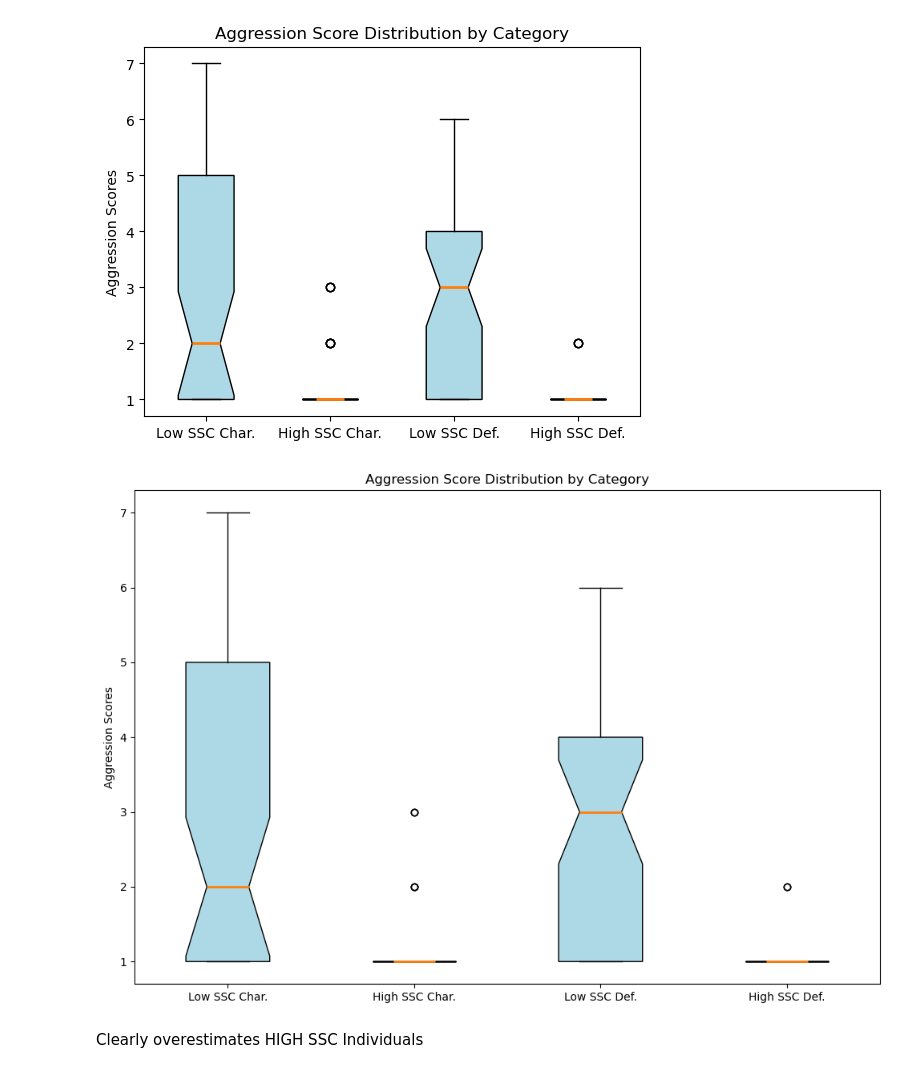
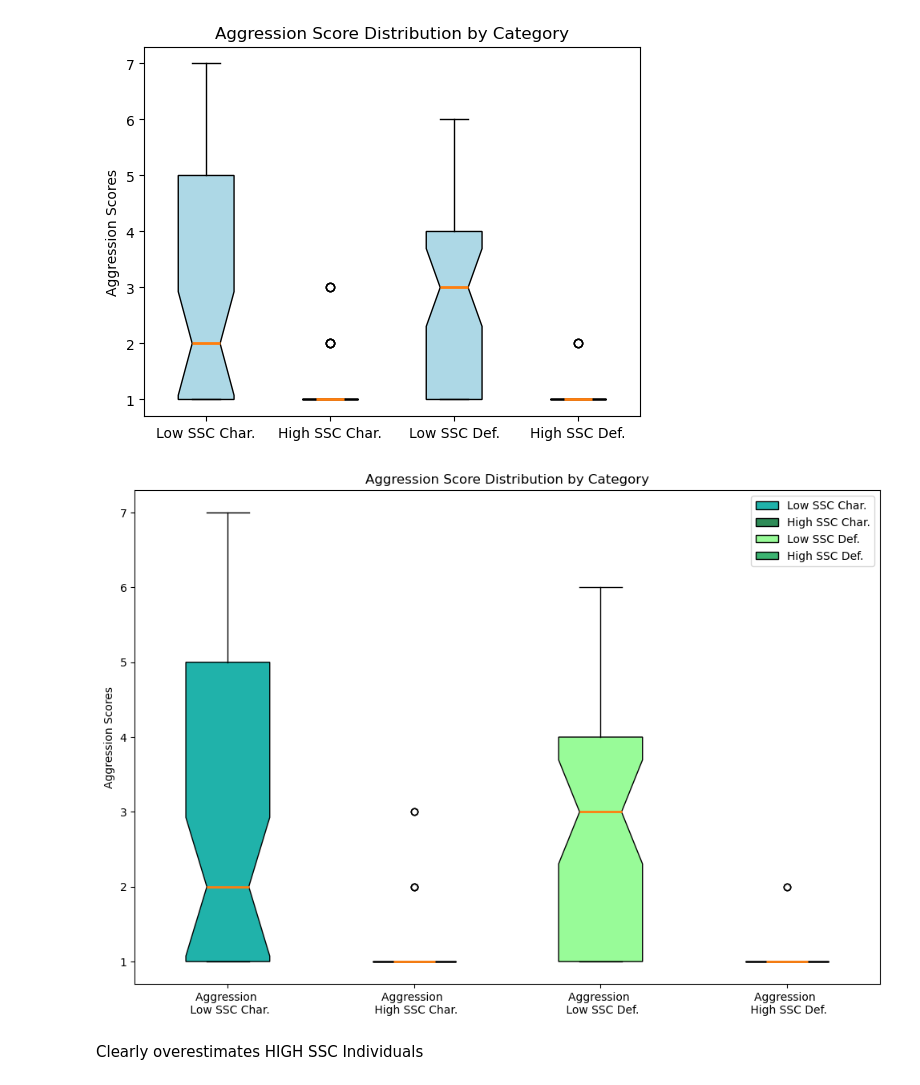
Before and after one commit to StayFN/MediaReactionSimulator, a Jupyter notebook: Stefan_AuswertungProvocation.ipynb, the cells around one changed output. Cells and saved outputs as stored; diff of their text form; code cells hidden in the pictures.

```diff
--- a/Stefan_AuswertungProvocation.ipynb
+++ b/Stefan_AuswertungProvocation.ipynb
@@ -140,31 +140,39 @@ plt.show()
 # %%
 import matplotlib.pyplot as plt
 
 # Assuming you have a DataFrame 'df' with the relevant columns
 columns_to_plot = ['low ssc characteristics', 'high ssc characteristics', 'low ssc defined', 'high ssc defined']
 
 # Prepare data for the box plot
 data_to_plot = [df[col].dropna() for col in columns_to_plot]
 
 # Creating the box plot with increased figure size
 fig, ax = plt.subplots(figsize=(12, 8))  # Set the size here (width, height)
 
 # Adding patch_artist=True option to fill with color
 bp = ax.boxplot(data_to_plot, patch_artist=True, notch=True, medianprops={'linewidth': 2})
 
 # Define your colors for the boxes
-colors = ['lightblue', 'lightgreen', 'lightblue', 'lightgreen']
-for patch, color in zip(bp['boxes'], colors):
+#colors = ['lightblue', 'lightgreen', 'lightblue', 'lightgreen']
+# Colors and labels for the legend
+colors = ['lightseagreen', 'seagreen', 'palegreen', 'mediumseagreen']
+labels = ['Low SSC Char.', 'High SSC Char.', 'Low SSC Def.', 'High SSC Def.']
+
+for patch, color, label in zip(bp['boxes'], colors, labels):
     patch.set_facecolor(color)
+    patch.set_label(label)
+
+# Adding legend
+ax.legend(loc='upper right')
 
 # Adding labels
-ax.set_xticklabels(['Low SSC Char.', 'High SSC Char.', 'Low SSC Def.', 'High SSC Def.'])
+ax.set_xticklabels(['Aggression \n Low SSC Char.', 'Aggression \n High SSC Char.', 'Aggression \n Low SSC Def.', 'Aggression \n High SSC Def.'])
 ax.set_ylabel('Aggression Scores')
 ax.set_title('Aggression Score Distribution by Category')
 
 plt.show()
 # %% [output]
-[figure, old version]
+[figure, new version]
 # %% [markdown]
 Clearly overestimates HIGH SSC Individuals
 # %%
```
Also changed, not shown: 24 other files.
